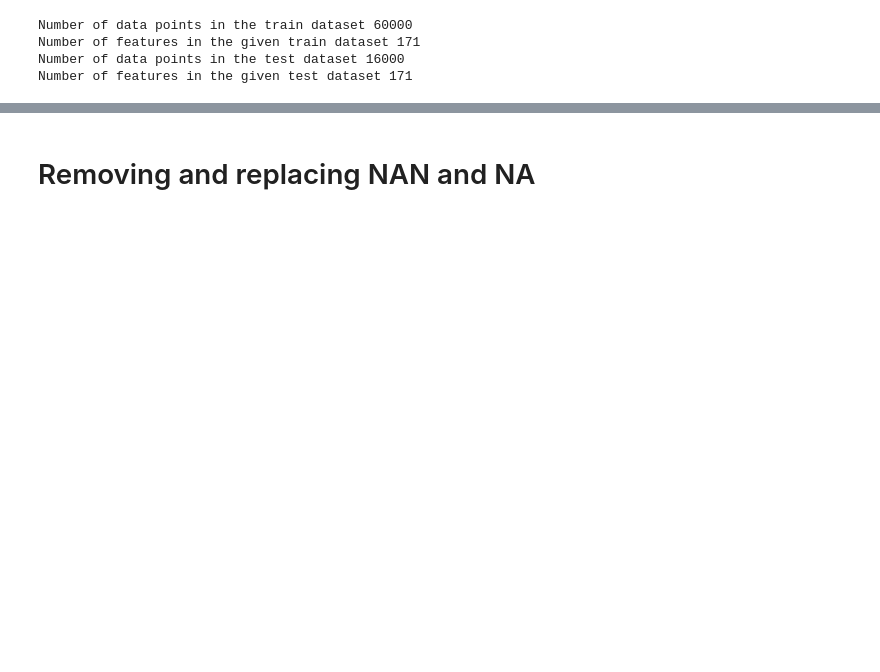
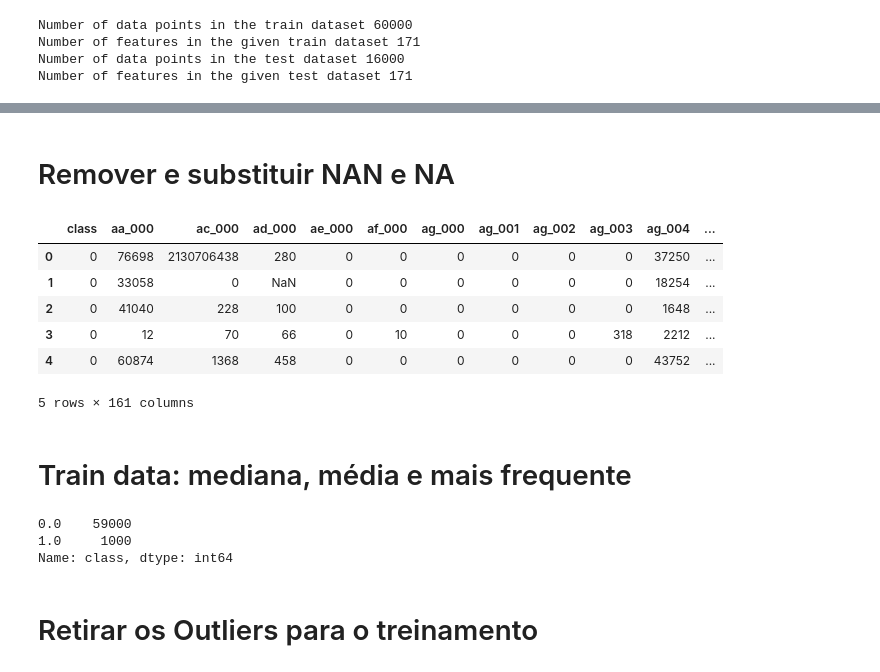
Before and after one commit to barileao/SVM_Scania, a Jupyter notebook: svm_scania.ipynb, the cells around one changed output, grey strips where cells are left out. Cells and saved outputs as stored; diff of their text form; code cells hidden in the pictures; blank space fills up the shorter version.

```diff
--- a/svm_scania.ipynb
+++ b/svm_scania.ipynb
@@ -115,12 +121,55 @@ Percentage of positive class in the given dataset : 1.6666666666666667
-# %% [markdown]
-# Removing and replacing NAN and NA
+# %% [markdown]
+# Remover e substituir NAN e NA
 # %%
-y_train = train['class']
-train.drop(['class'],axis = 1,inplace = True)
-
+# ----------------------Train--------------------------------
 # Replacing the na and nan values with np.NaN
 train.replace(to_replace='nan', value = np.NaN,inplace = True)
 
 train.replace(to_replace = 'na', value = np.NaN, inplace = True)
 
 columns_names = train.columns
+
+train.describe(include='all')
+
+# Dropping all the columns where the number of missing values are more than 42K (>70%)
+train.dropna(axis = 1, thresh=42000,inplace= True)
+train.head()
+# %% [output]
+|  | class | aa_000 | ac_000 | ad_000 | ae_000 | af_000 | ag_000 | ag_001 | ag_002 | ag_003 | ag_004 | ... |
+| 0 | 0 | 76698 | 2130706438 | 280 | 0 | 0 | 0 | 0 | 0 | 0 | 37250 | ... |
+| 1 | 0 | 33058 | 0 | NaN | 0 | 0 | 0 | 0 | 0 | 0 | 18254 | ... |
+| 2 | 0 | 41040 | 228 | 100 | 0 | 0 | 0 | 0 | 0 | 0 | 1648 | ... |
+| 3 | 0 | 12 | 70 | 66 | 0 | 10 | 0 | 0 | 0 | 318 | 2212 | ... |
+| 4 | 0 | 60874 | 1368 | 458 | 0 | 0 | 0 | 0 | 0 | 0 | 43752 | ... |
+5 rows × 161 columns
+# %% [markdown]
+# Train data: mediana, média e mais frequente
+# %%
+# using median
+impute_median = SimpleImputer(missing_values= np.nan, strategy='median',copy = True, verbose= 2)
+train_median = pd.DataFrame(impute_median.fit_transform(train),columns=train.columns)
+train_median['class'].value_counts()
+#train_imputed_median.to_csv("Train_imputed_median")
+
+# using mean
+#impute_mean = SimpleImputer(missing_values= np.nan, strategy='mean',copy = True, verbose= 2)
+#train_mean = pd.DataFrame(impute_mean.fit_transform(train),columns=train.columns)
+#train_imputed_mean.to_csv("Train_imputed_mean")
+
+# using most frequent
+#impute_most_frequent = SimpleImputer(missing_values= np.nan, strategy='most_frequent',copy = True, verbose= 2)
+#train_most_frequent = pd.DataFrame(impute_most_frequent.fit_transform(train),columns=train.columns)
+#train_imputed_most_frequent.to_csv("Train_imputed_most_frequent")
+
+# Feature engineering, creating a new feature set which indicates
+# the missing value in a given row and column as True else False
+#missing_impute = MissingIndicator()
+#miss = missing_impute.fit_transform(train)
+#train_miss_indi = pd.DataFrame(miss)
+#train_miss_indi.to_csv('train_miss_indi.csv')
+# %% [output]
+0.0    59000
+1.0     1000
+Name: class, dtype: int64
+# %% [markdown]
+# Retirar os Outliers para o treinamento
```
Also changed, not shown: parts of 21 cells of this notebook.
